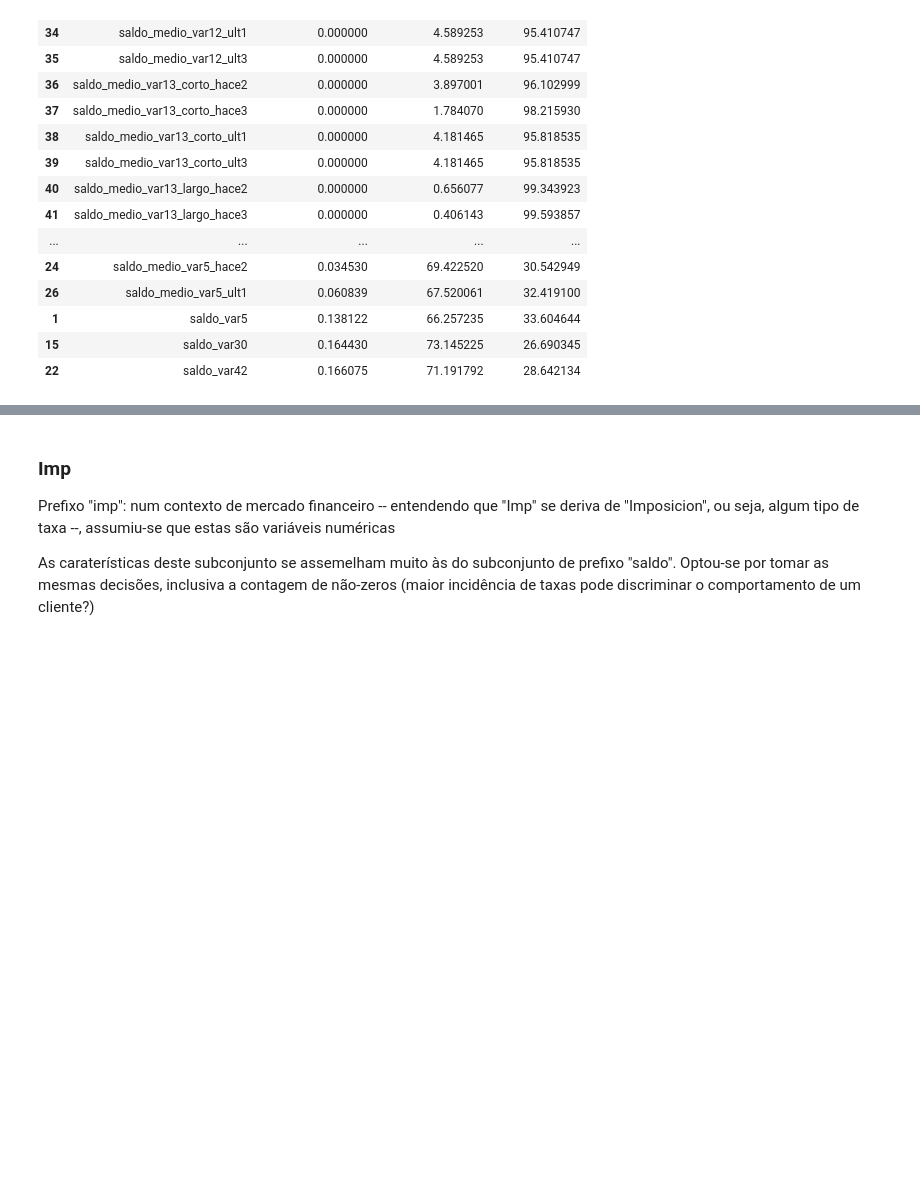
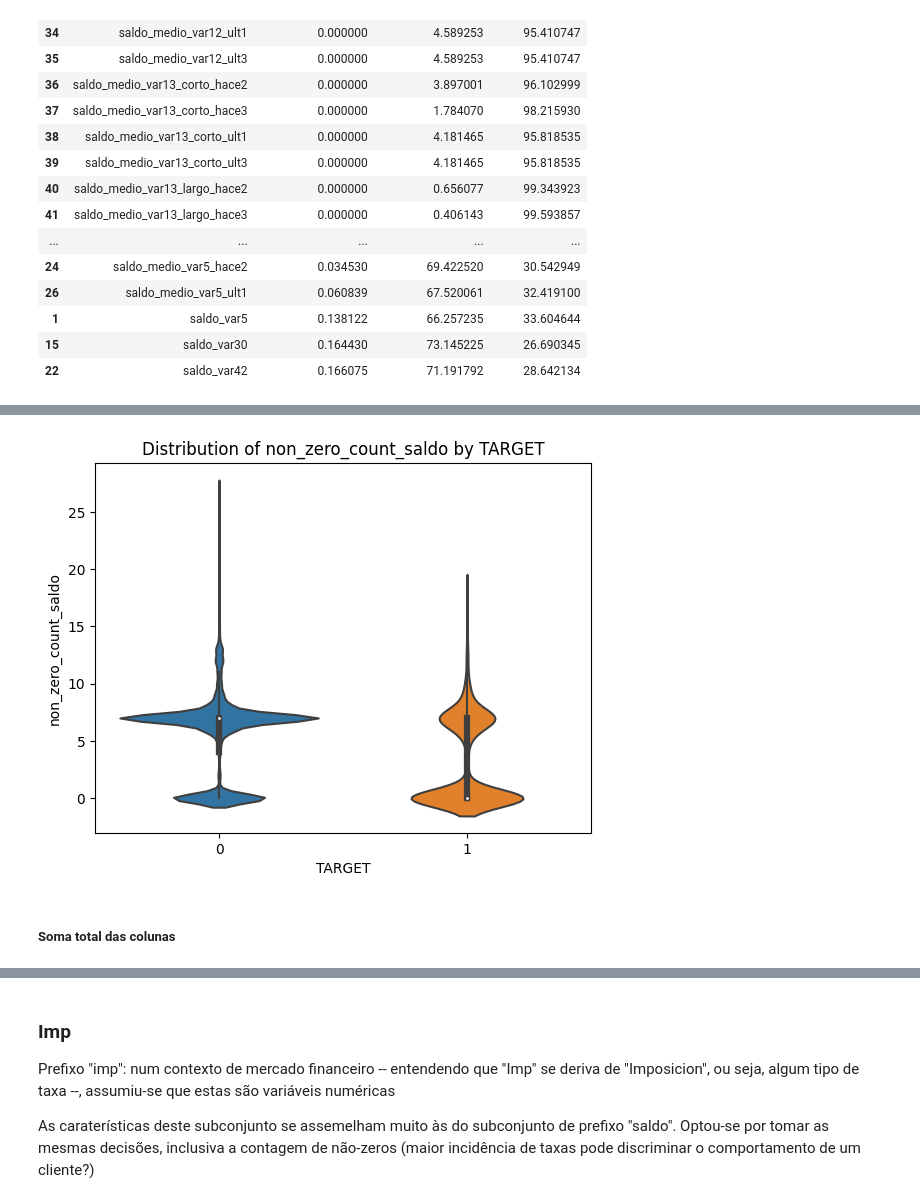
Before and after one commit to FelipeViacava/data-masters-case, a Jupyter notebook: 01-eda.ipynb, the cells around one changed output, grey strips where cells are left out. Saved outputs shown, nothing was run; the diff lists cells and outputs as text; code cells hidden in the pictures; blank space fills up the shorter version.

```diff
--- a/01-eda.ipynb
+++ b/01-eda.ipynb
@@ -225,0 +245,6 @@ df = anzc_saldo.transform(df)
+# %%
+cv.violinplot(df, "non_zero_count_saldo")
+# %% [output]
+[figure, added]
+# %% [markdown]
+##### Soma total das colunas
```
Also changed, not shown: parts of 19 cells of this notebook, 2 other files.
